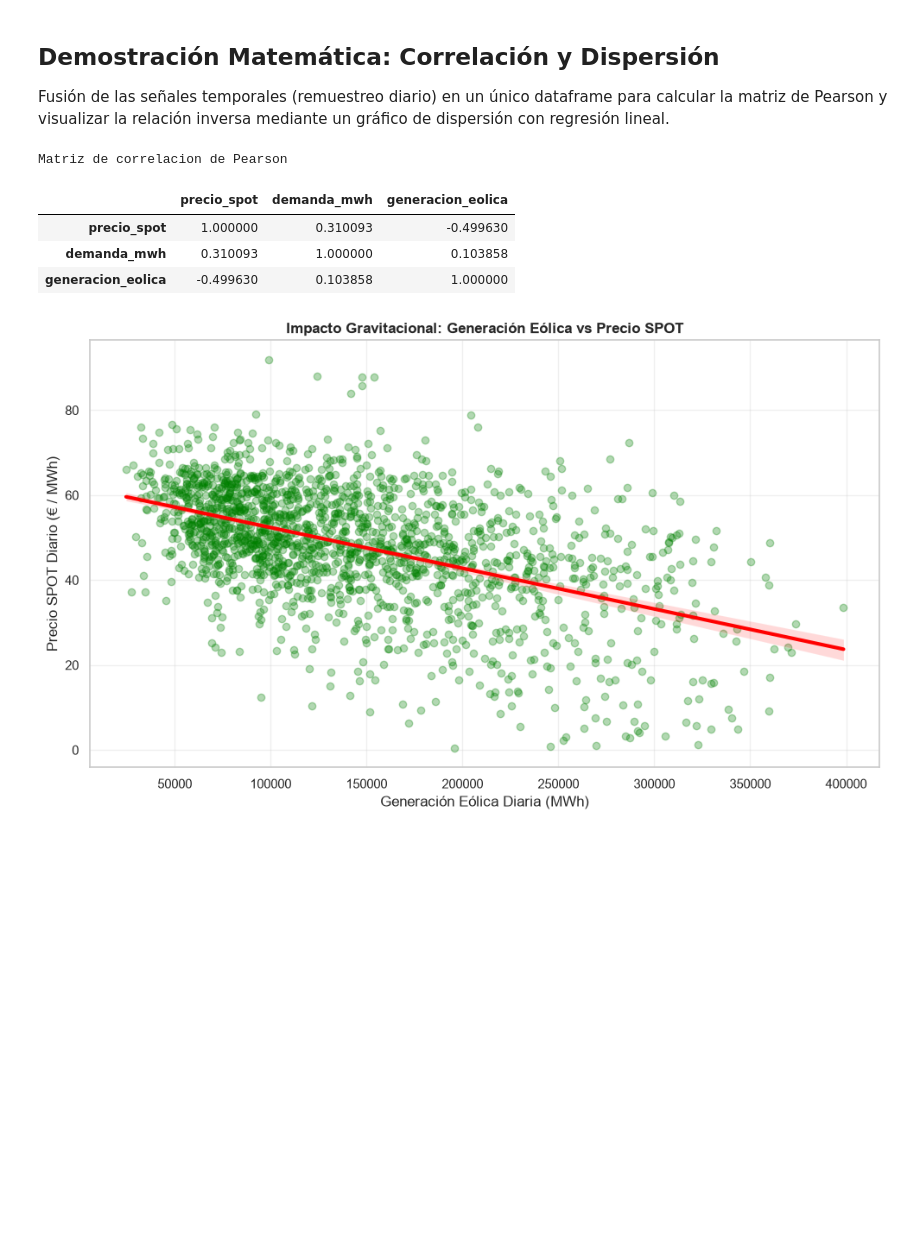
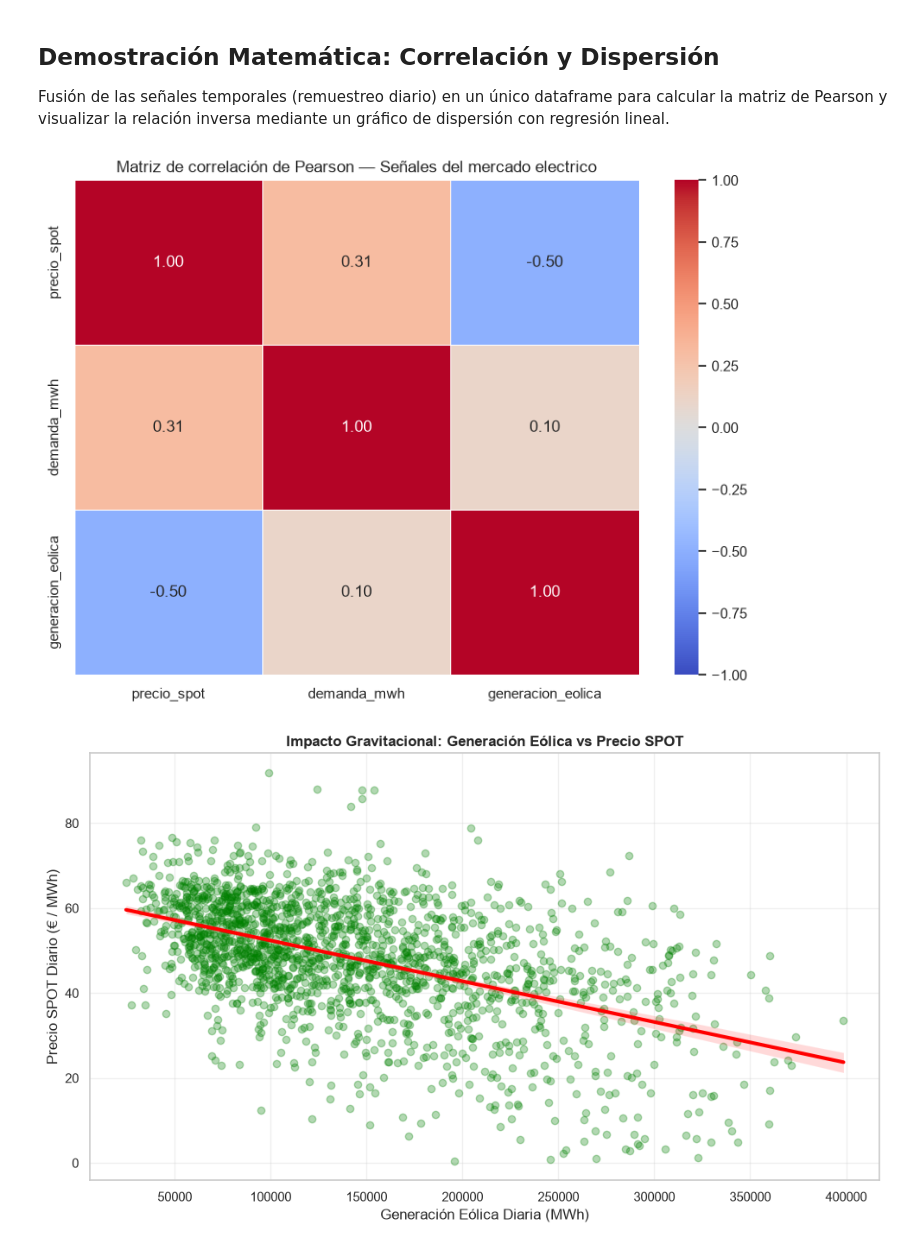
Before and after one commit to Cesahz/california-housing-energy-eda, a Jupyter notebook: notebooks/2.0-energy-market-eda.ipynb, the cells around one changed output. Drawn from its saved outputs; the diff is of its cells as text; code cells hidden in the pictures; blank space fills up the shorter version.

Commit message:
feat: convertir matriz de correlacion a heatmap visual

```diff
--- a/notebooks/2.0-energy-market-eda.ipynb
+++ b/notebooks/2.0-energy-market-eda.ipynb
@@ -400,35 +400,44 @@ Fusión de las señales temporales (remuestreo diario) en un único dataframe pa
 # %%
 #demostracion matematica viento vs precio
 
 #remuestreo diario
 precio_D = df_precio['precio_spot'].resample('D').mean()
 demanda_D = df_demanda['demanda_mwh'].resample('D').mean()
 eolica_D = df_eolica['generacion_eolica'].resample('D').mean()
 
 #fusion estructural
 df_cruce = pd.concat([precio_D, demanda_D, eolica_D], axis=1).dropna()
 
 #calculo de la matriz de correlacion de Pearson
 correlacion = df_cruce.corr()
-print("Matriz de correlacion de Pearson")
-display(correlacion)
+
+#visualizar como heatmap
+plt.figure(figsize=(8, 6))
+sns.heatmap(
+    correlacion,
+    annot=True,
+    cmap='coolwarm',
+    fmt='.2f',
+    linewidths=0.5,
+    vmin=-1,
+    vmax=1
+)
+plt.title('Matriz de correlación de Pearson — Señales del mercado electrico')
+plt.tight_layout()
+plt.show()
 
 #arquitectura del grafico de dispersion
 plt.figure(figsize=(10, 6))
 sns.regplot(data=df_cruce, x='generacion_eolica', y='precio_spot',
             scatter_kws={'alpha':0.3, 'color':'green'},
             line_kws={'color':'red', 'linewidth':3})
 
 plt.title('Impacto Gravitacional: Generación Eólica vs Precio SPOT', fontweight='bold')
 plt.xlabel('Generación Eólica Diaria (MWh)')
 plt.ylabel('Precio SPOT Diario (€ / MWh)')
 plt.grid(True, alpha=0.3)
 plt.tight_layout()
 plt.show()
 # %% [output]
-Matriz de correlacion de Pearson
-|  | precio_spot | demanda_mwh | generacion_eolica |
-| precio_spot | 1.000000 | 0.310093 | -0.499630 |
-| demanda_mwh | 0.310093 | 1.000000 | 0.103858 |
-| generacion_eolica | -0.499630 | 0.103858 | 1.000000 |
-[figure, old version]
+[figure, new version]
+[figure, added]
```
Also changed, not shown: parts of 2 cells of this notebook.
